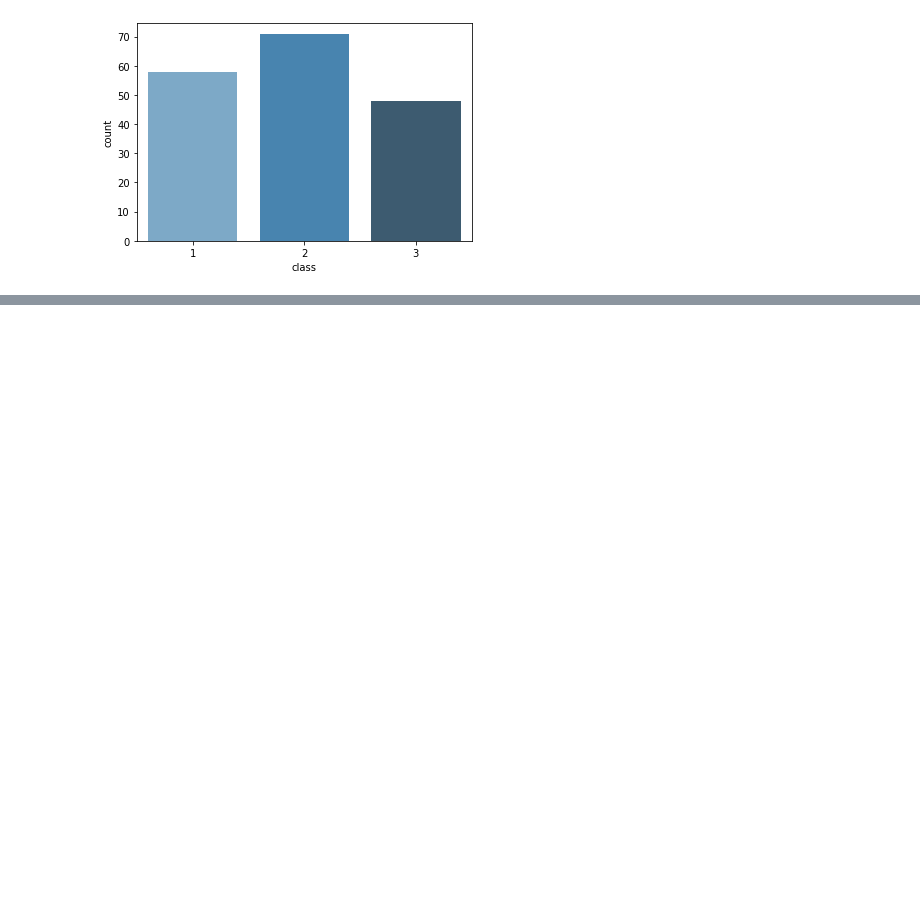
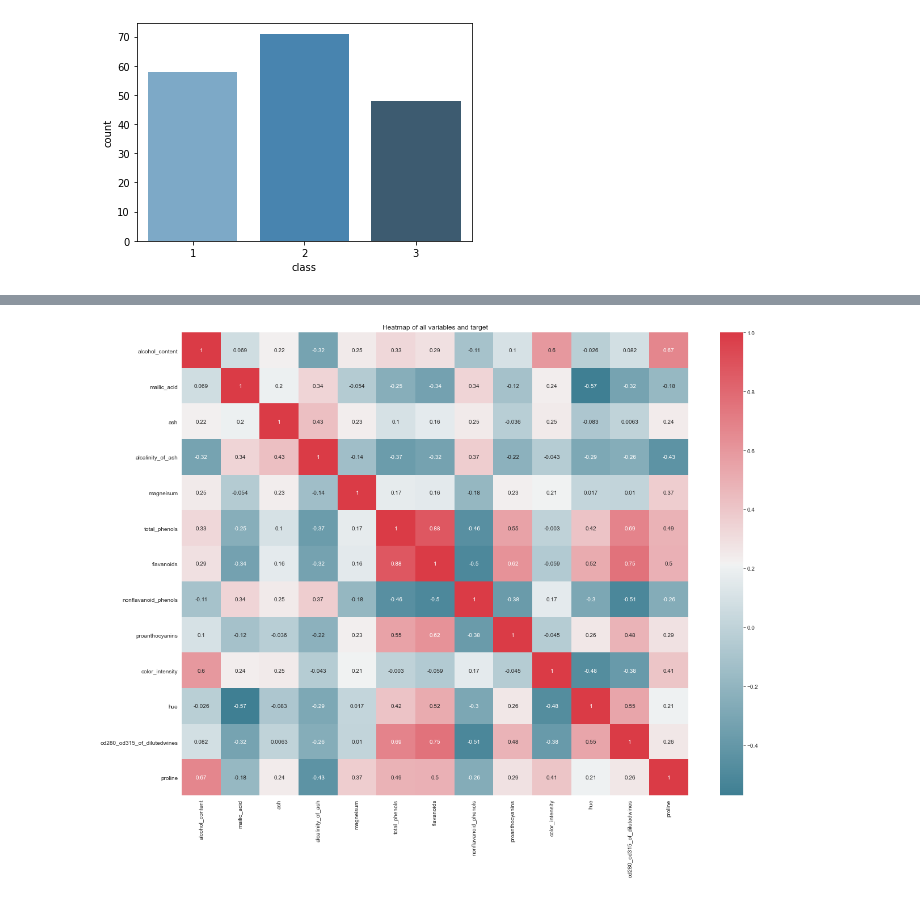
Before and after one commit to randyfrench/wine_project, a Jupyter notebook: wine_project_workup.ipynb, the cells around one changed output, grey strips where cells are left out. Saved outputs shown, nothing was run; the diff lists cells and outputs as text; code cells hidden in the pictures; blank space fills up the shorter version.

```diff
--- a/wine_project_workup.ipynb
+++ b/wine_project_workup.ipynb
@@ -20,7 +30,7 @@ warnings.filterwarnings("ignore")
 # %%
-dataset = pd.read_csv("Wine.csv")
-print('shape:', dataset.shape)
-dataset.head()
+df = pd.read_csv('Wine.csv')
+print('shape:', df.shape)
+df.head()
 # %% [output]
 shape: (177, 14)
 |  | 1 | 14.23 | 1.71 | 2.43 | 15.6 | 127 | 2.8 | 3.06 | .28 | 2.29 | 5.64 | ... |
@@ -52,4 +44,5 @@ memory usage: 19.5 KB
 # %%
-dataset.columns= ['class', 'alcohol_content', 'mailic_acid', 'ash','alcalinity_of_ash', 'magneisum',  'total_phenols',
+# Renaming the columns based on their features
+df.columns= ['class', 'alcohol_content', 'mailic_acid', 'ash','alcalinity_of_ash', 'magneisum',  'total_phenols',
              'flavanoids', 'nonflavanoid_phenols', 'proanthocyanins', 'color_intensity', 'hue',
              'od280_od315_of_dilutedwines', 'proline']
@@ -89,6 +148,3 @@ sns.countplot(dataset['class'], palette='Blues_d')
 # %% [output]
 <AxesSubplot:xlabel='class', ylabel='count'>
 [figure]
-# %%
-df = dataset.drop(columns=['class']).corr()
-df
@@ -137,3 +181,10 @@ plt.legend([best_number], ['Optimal Number of Features'], loc = 'lower right');
+# %%
+plt.figure(figsize = (20, 15))
+sns.heatmap(X_train.corr(), annot=True, cmap = sns.diverging_palette(220,10,as_cmap=True))
+plt.title('Heatmap of all variables and target')
+plt.show()
+# %% [output]
+[figure, added]
 # %%
 from sklearn.svm import SVC
 from sklearn.naive_bayes import GaussianNB
```
Also changed, not shown: parts of 23 cells of this notebook, 1 other file.
